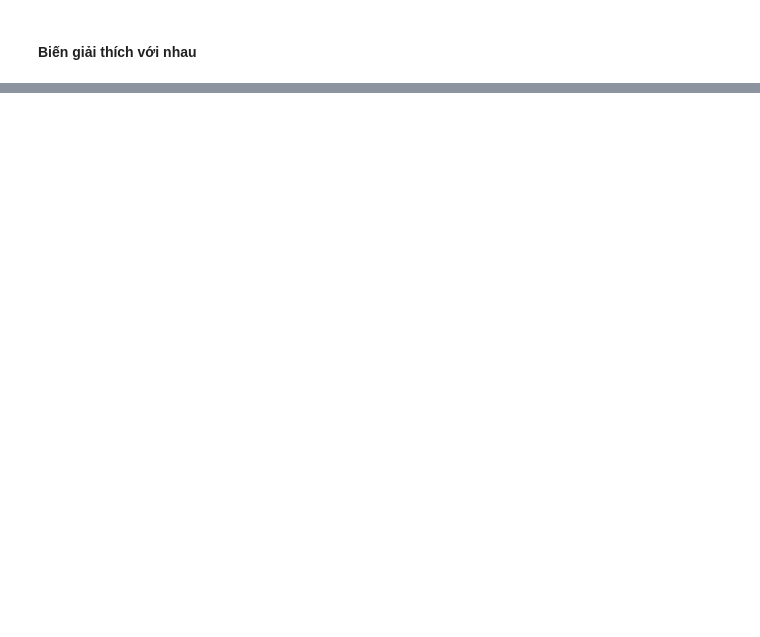
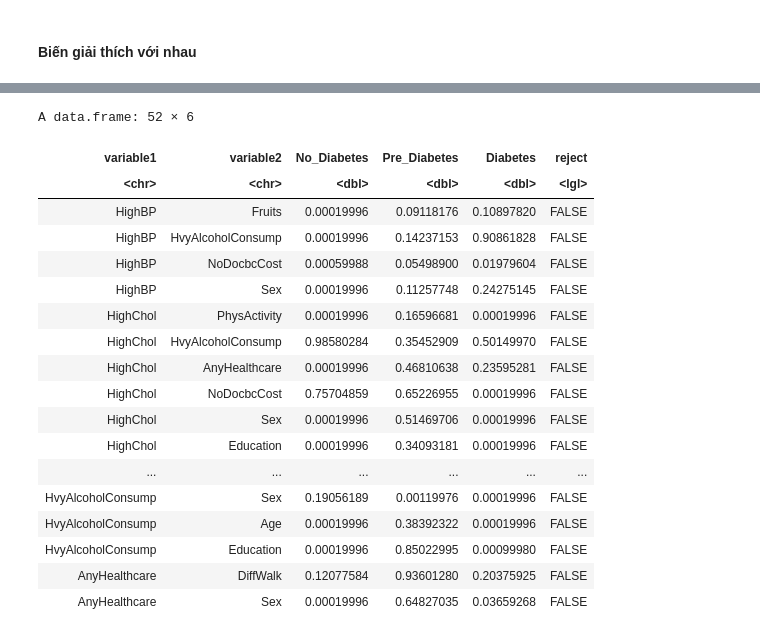
Before and after one commit to NgokNgo/Diabetes-Prediction, a Jupyter notebook: Rcode/ABTesting.ipynb, the cells around one changed output, grey strips where cells are left out. Drawn from its saved outputs; the diff is of its cells as text; code cells hidden in the pictures; blank space fills up the shorter version.

```diff
--- a/Rcode/ABTesting.ipynb
+++ b/Rcode/ABTesting.ipynb
@@ -120,0 +174,23 @@ Kruskal-Wallis chi-squared = 125.54, df = 2, p-value < 2.2e-16
+# %%
+
+chi_square_results %>% filter(reject == FALSE)
+# %% [output]
+A data.frame: 52 × 6
+| variable1 | variable2 | No_Diabetes | Pre_Diabetes | Diabetes | reject |
+| <chr> | <chr> | <dbl> | <dbl> | <dbl> | <lgl> |
+| HighBP | Fruits | 0.00019996 | 0.09118176 | 0.10897820 | FALSE |
+| HighBP | HvyAlcoholConsump | 0.00019996 | 0.14237153 | 0.90861828 | FALSE |
+| HighBP | NoDocbcCost | 0.00059988 | 0.05498900 | 0.01979604 | FALSE |
+| HighBP | Sex | 0.00019996 | 0.11257748 | 0.24275145 | FALSE |
+| HighChol | PhysActivity | 0.00019996 | 0.16596681 | 0.00019996 | FALSE |
+| HighChol | HvyAlcoholConsump | 0.98580284 | 0.35452909 | 0.50149970 | FALSE |
+| HighChol | AnyHealthcare | 0.00019996 | 0.46810638 | 0.23595281 | FALSE |
+| HighChol | NoDocbcCost | 0.75704859 | 0.65226955 | 0.00019996 | FALSE |
+| HighChol | Sex | 0.00019996 | 0.51469706 | 0.00019996 | FALSE |
+| HighChol | Education | 0.00019996 | 0.34093181 | 0.00019996 | FALSE |
+| ... | ... | ... | ... | ... | ... |
+| HvyAlcoholConsump | Sex | 0.19056189 | 0.00119976 | 0.00019996 | FALSE |
+| HvyAlcoholConsump | Age | 0.00019996 | 0.38392322 | 0.00019996 | FALSE |
+| HvyAlcoholConsump | Education | 0.00019996 | 0.85022995 | 0.00099980 | FALSE |
+| AnyHealthcare | DiffWalk | 0.12077584 | 0.93601280 | 0.20375925 | FALSE |
+| AnyHealthcare | Sex | 0.00019996 | 0.64827035 | 0.03659268 | FALSE |
```
Also changed, not shown: parts of 11 cells of this notebook, 15 other files.
